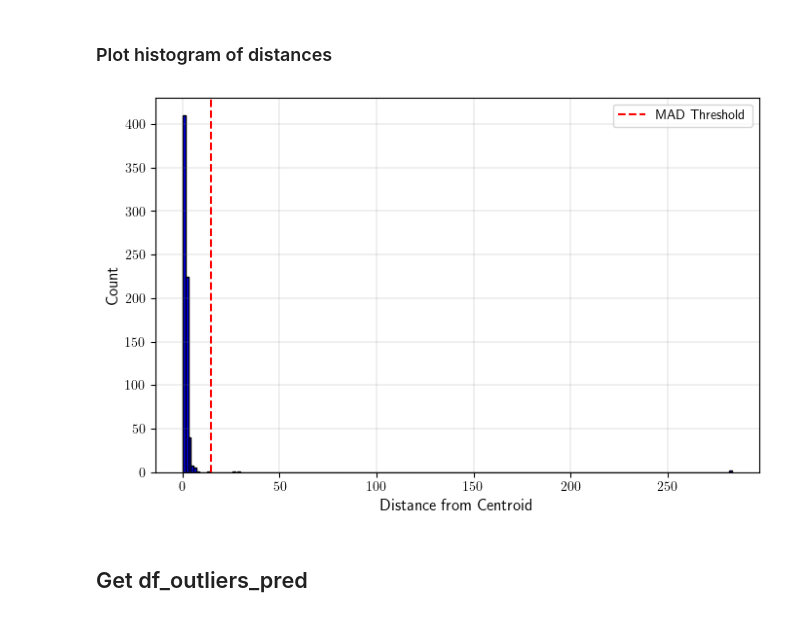
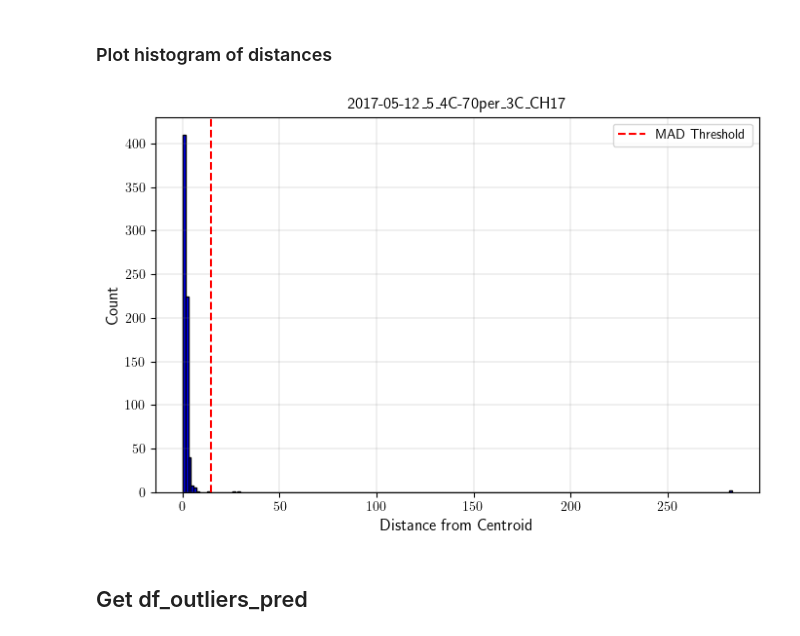
Before and after one commit to meichinpang/osbad, a Jupyter notebook: distance/distance_03_mahalanobis.ipynb, the cells around one changed output. Cells and saved outputs as stored; diff of their text form; code cells hidden in the pictures.

Commit message:
updated distance mapping plot and histogram

```diff
--- a/distance/distance_03_mahalanobis.ipynb
+++ b/distance/distance_03_mahalanobis.ipynb
@@ -245,26 +246,29 @@ Mahalonobis Threshold: 14.589804646586304
 # %% [markdown]
 ### Plot histogram of distances
 # %%
-dbad.plot_hist_distance(distance=mahalanobis_dist,
+axplot = dbad.plot_hist_distance(distance=mahalanobis_dist,
                         threshold=threshold)
 
-filename="mahalanobis_histogram"
+axplot.set_title(selected_cell_label, fontsize=12)
+
+filename=f"{metric_name}_histogram"
+
 output_fig_filename = (
     filename + "_"
     + selected_cell_label
     + ".png")
 
 fig_output_path = (
     selected_cell_artifacts.joinpath(output_fig_filename))
 
 plt.savefig(
     fig_output_path,
     dpi=200,
     bbox_inches="tight")
 
 plt.show()
 # %% [output]
-[figure, old version]
+[figure, new version]
 # %% [markdown]
 ## Get df_outliers_pred
 # %%
```
Also changed, not shown: parts of 2 cells of this notebook, 3 other files.
